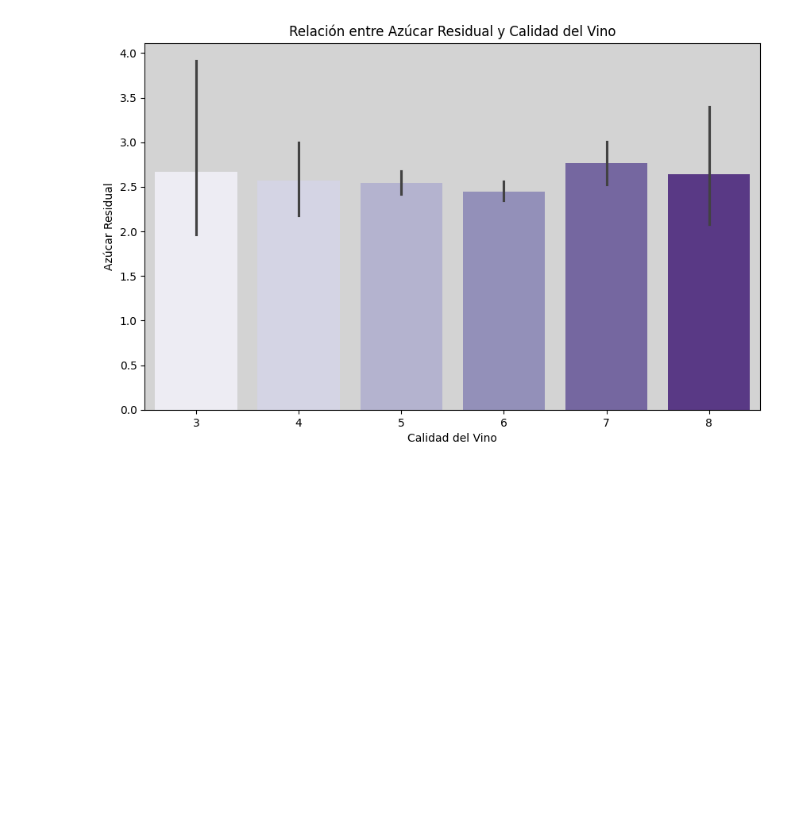
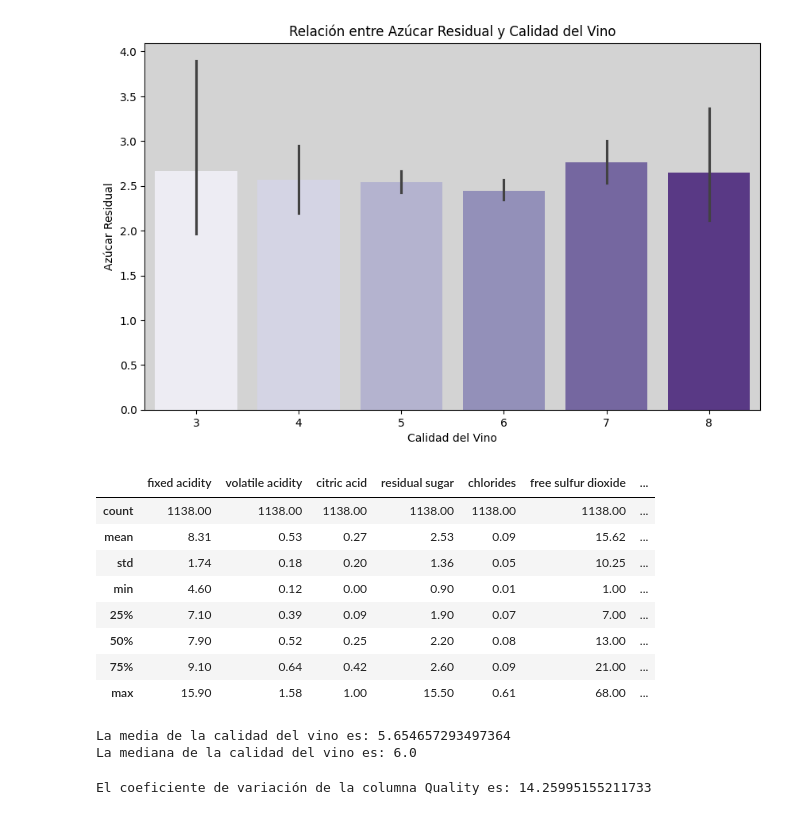
Before and after one commit to ignaciomz/CH_IM_61140, a Jupyter notebook: WineQuality_Parte1_Martínez.ipynb, the cells around one changed output. Cells and saved outputs as stored; diff of their text form; code cells hidden in the pictures; blank space fills up the shorter version.

```diff
--- a/WineQuality_Parte1_Martínez.ipynb
+++ b/WineQuality_Parte1_Martínez.ipynb
@@ -219,3 +174,38 @@ Passing `palette` without assigning `hue` is deprecated and will be removed in v
 
   barplot = sns.barplot(x='quality', y='residual sugar', data=qw, palette='Purples')
 [figure]
+# %%
+#Habiendo observado la distribución a partir de mis preguntas de investigación, comienzo a indagar al dataframe de forma estadística.
+
+qw.describe().round(2)
+# %% [output]
+|  | fixed acidity | volatile acidity | citric acid | residual sugar | chlorides | free sulfur dioxide | ... |
+| count | 1138.00 | 1138.00 | 1138.00 | 1138.00 | 1138.00 | 1138.00 | ... |
+| mean | 8.31 | 0.53 | 0.27 | 2.53 | 0.09 | 15.62 | ... |
+| std | 1.74 | 0.18 | 0.20 | 1.36 | 0.05 | 10.25 | ... |
+| min | 4.60 | 0.12 | 0.00 | 0.90 | 0.01 | 1.00 | ... |
+| 25% | 7.10 | 0.39 | 0.09 | 1.90 | 0.07 | 7.00 | ... |
+| 50% | 7.90 | 0.52 | 0.25 | 2.20 | 0.08 | 13.00 | ... |
+| 75% | 9.10 | 0.64 | 0.42 | 2.60 | 0.09 | 21.00 | ... |
+| max | 15.90 | 1.58 | 1.00 | 15.50 | 0.61 | 68.00 | ... |
+# %%
+#Primero, saber si la cantidad de valores en la calidad del vino se corresponde, es coherente, con su mediana y media.
+
+mean = qw.quality.mean()
+median = qw.quality.median()
+
+print("La media de la calidad del vino es:", mean)
+print("La mediana de la calidad del vino es:", median)
+# %% [output]
+La media de la calidad del vino es: 5.654657293497364
+La mediana de la calidad del vino es: 6.0
+# %%
+#Atendiendo el histograma realizado anteriormente, analizando la frecuencia con la que aparecen los calidades de los vinos, vamos a ralizar
+#un análisis del coeficiente de variación de mi columna Quality.
+
+desv_std = (qw.quality.std())/(qw.quality.mean())*100
+print("El coeficiente de variación de la columna Quality es:", desv_std)
+
+#Entendiendo que es menor al 30%, la media es representativa. Además, con los calculos realizados anteriormente, vemos la cercania numerica entre la Media y la Mediana.
+# %% [output]
+El coeficiente de variación de la columna Quality es: 14.25995155211733
```
Also changed, not shown: parts of 8 cells of this notebook.
